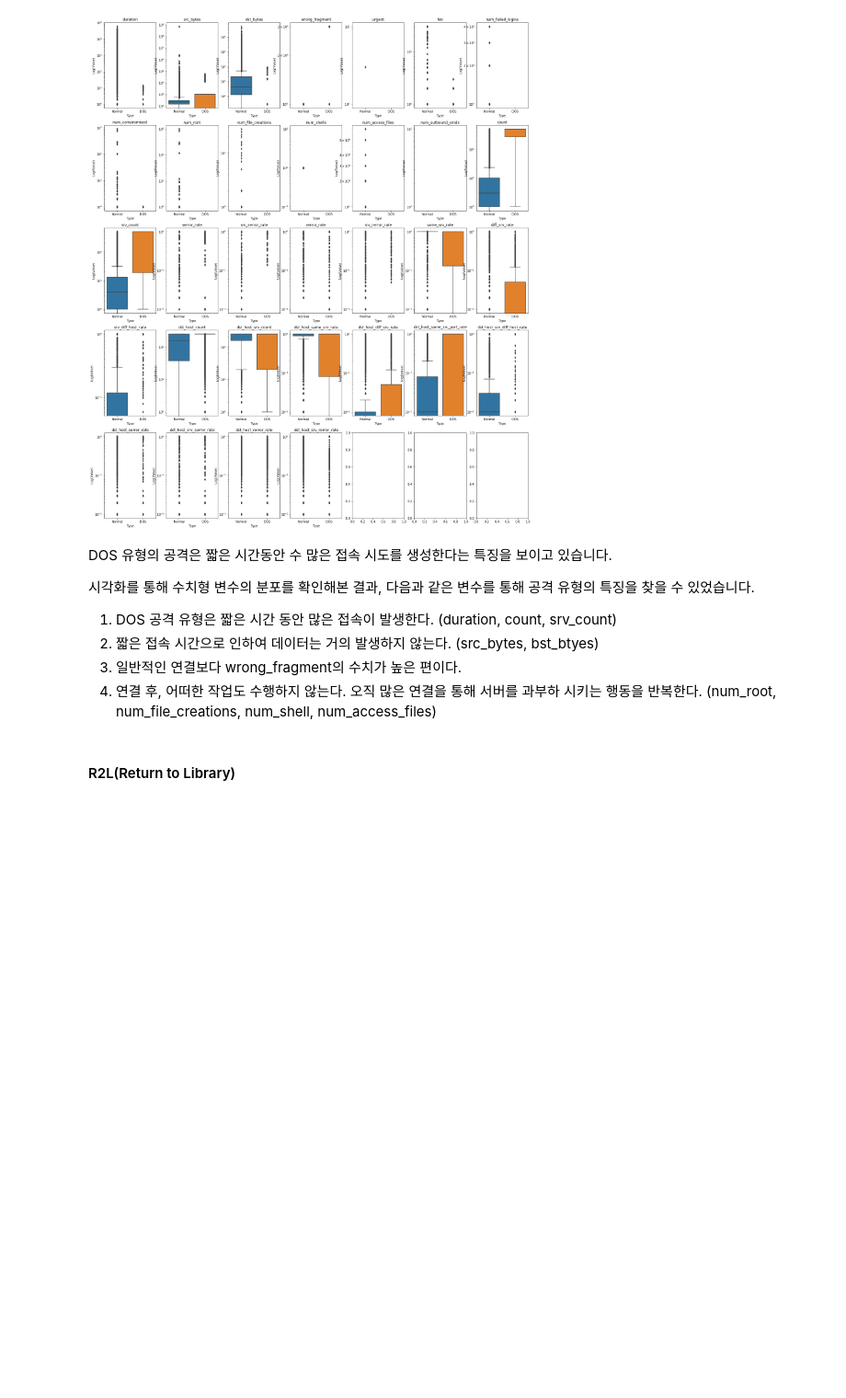
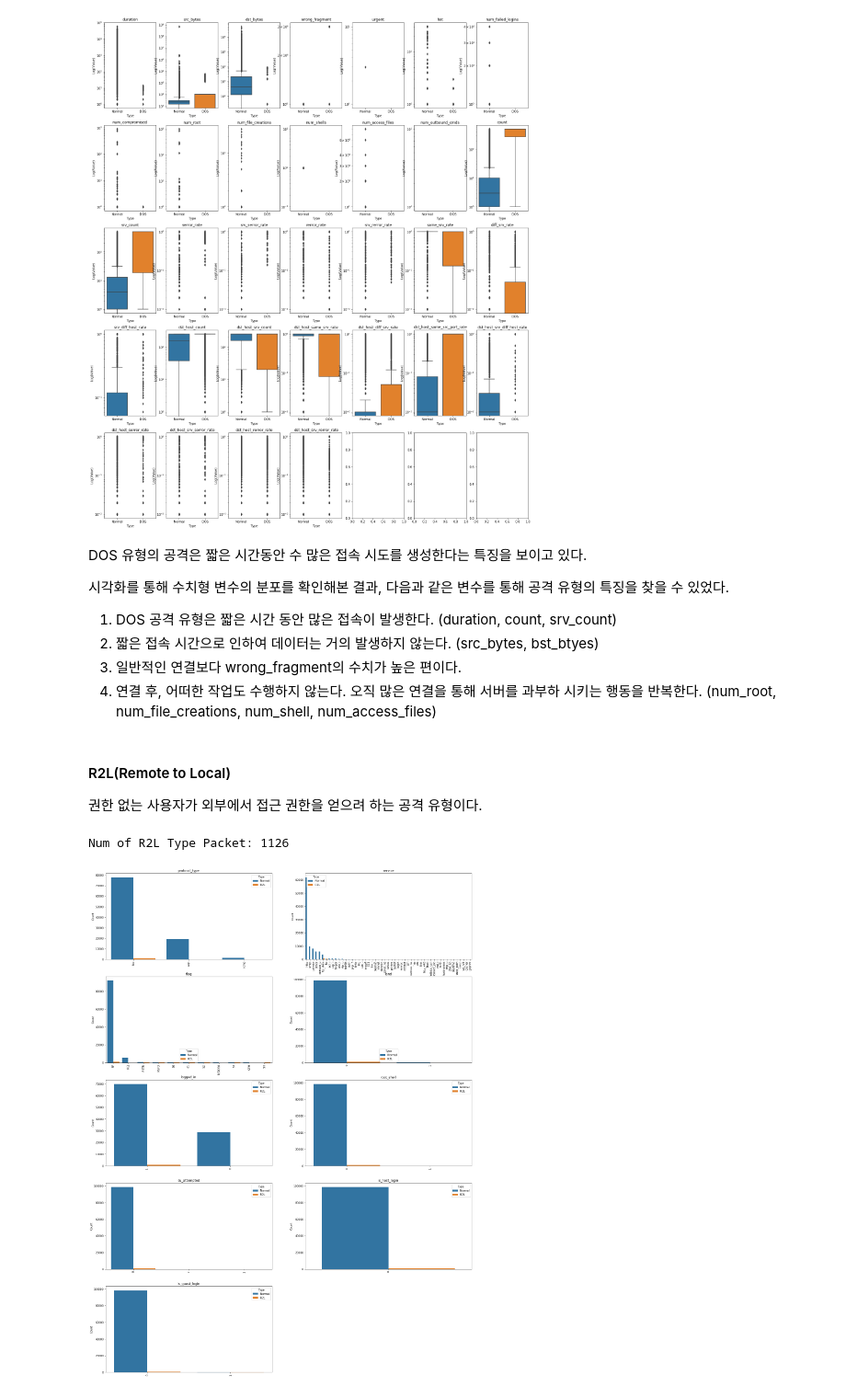
Before and after one commit to Yukkiasuna-sao/Anomaly_Detection, a Jupyter notebook: ipynb_translation/Anomaly Detection in Keras Auto Encoder.ipynb, the cells around one changed output. Shown at 92% size. Cells and saved outputs as stored; diff of their text form; code cells hidden in the pictures; blank space fills up the shorter version.

```diff
--- a/ipynb_translation/Anomaly Detection in Keras Auto Encoder.ipynb
+++ b/ipynb_translation/Anomaly Detection in Keras Auto Encoder.ipynb
@@ -413,13 +415,23 @@ VisNumFeature(df_dos, method = 'boxplot', attack_type = 'DOS',scale = 'log')
 # %% [output]
 [figure]
 # %% [markdown]
-DOS 유형의 공격은 짧은 시간동안 수 많은 접속 시도를 생성한다는 특징을 보이고 있습니다.
+DOS 유형의 공격은 짧은 시간동안 수 많은 접속 시도를 생성한다는 특징을 보이고 있다.
 
-시각화를 통해 수치형 변수의 분포를 확인해본 결과, 다음과 같은 변수를 통해 공격 유형의 특징을 찾을 수 있었습니다.
+시각화를 통해 수치형 변수의 분포를 확인해본 결과, 다음과 같은 변수를 통해 공격 유형의 특징을 찾을 수 있었다.
 
 1. DOS 공격 유형은 짧은 시간 동안 많은 접속이 발생한다. (duration, count, srv_count)
 2. 짧은 접속 시간으로 인하여 데이터는 거의 발생하지 않는다. (src_bytes, bst_btyes)
 3. 일반적인 연결보다 wrong_fragment의 수치가 높은 편이다.
 4. 연결 후, 어떠한 작업도 수행하지 않는다. 오직 많은 연결을 통해 서버를 과부하 시키는 행동을 반복한다. (num_root, num_file_creations, num_shell, num_access_files)
-# %% [markdown]
-#### R2L(Return to Library)
+# %% [markdown]
+#### R2L(Remote to Local)
+권한 없는 사용자가 외부에서 접근 권한을 얻으려 하는 공격 유형이다.
+# %%
+df_rtl = df.loc[df['Type'] == 'R2L']
+print("Num of R2L Type Packet: {}".format(df.loc[df['Type'] == 'R2L'].shape[0]))
+# %% [output]
+Num of R2L Type Packet: 1126
+# %%
+VisCatFeature(df, attack_type = 'R2L')
+# %% [output]
+[figure, added]
```
Also changed, not shown: parts of 23 cells of this notebook.
